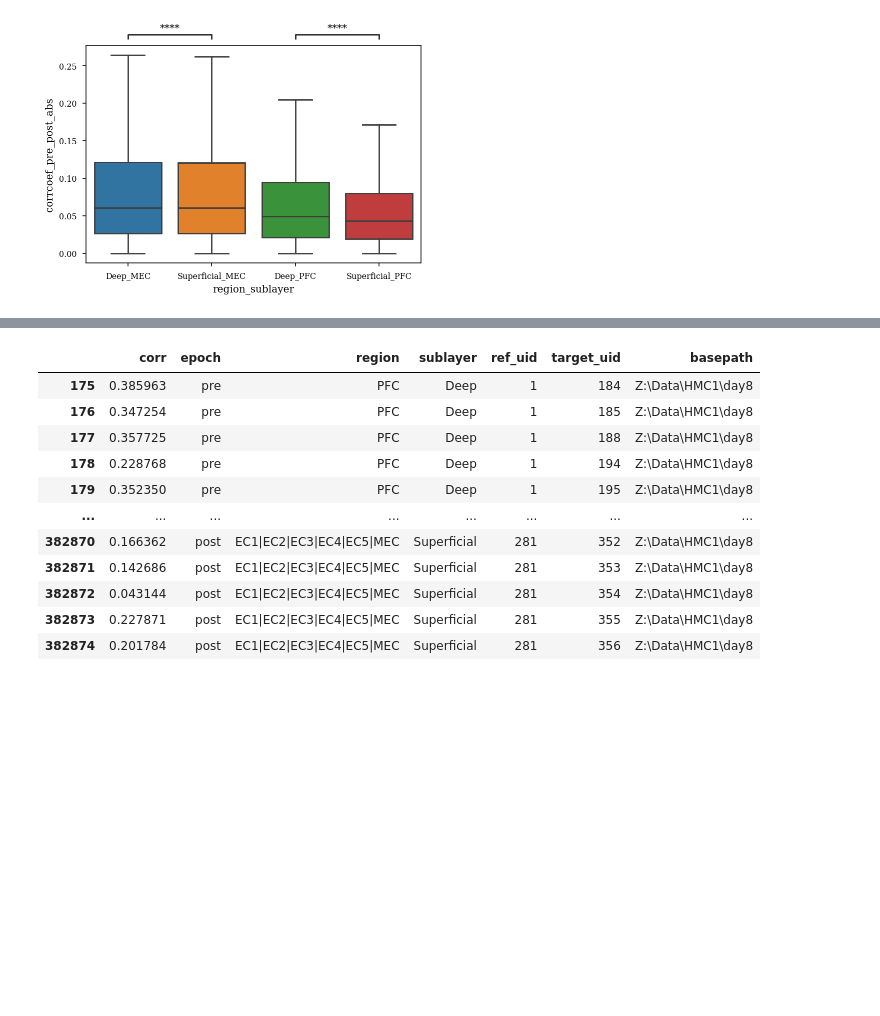
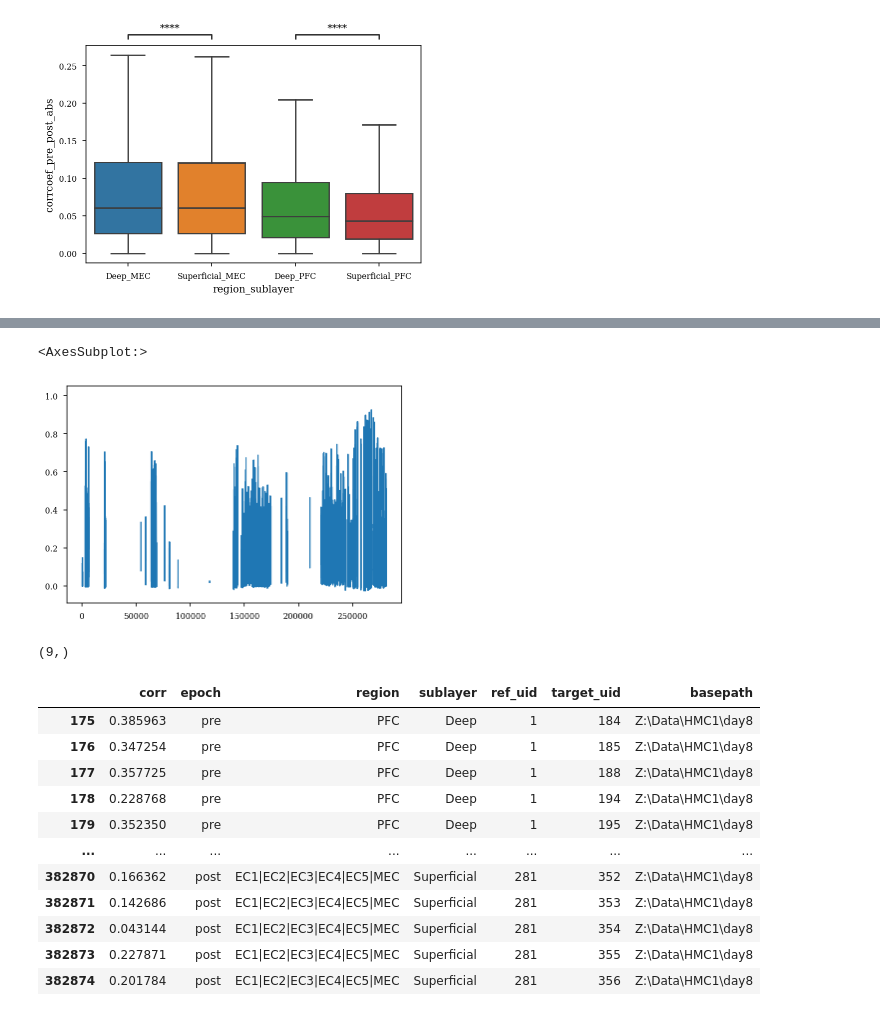
Before and after one commit to ryanharvey1/ripple_heterogeneity, a Jupyter notebook: scripts/readout/co_firing.ipynb, the cells around one changed output, grey strips where cells are left out. Drawn from its saved outputs; the diff is of its cells as text; code cells hidden in the pictures; blank space fills up the shorter version.

```diff
--- a/scripts/readout/co_firing.ipynb
+++ b/scripts/readout/co_firing.ipynb
@@ -243,5 +290,8 @@ Deep_PFC v.s. Superficial_PFC: t-test independent samples with Bonferroni correc
 # %%
 for basepath in df_wide.basepath.unique():
     df_wide.loc[df_wide.basepath == basepath, "animal_id"] = loading.get_animal_id(basepath)
+
+df_wide["unique_uid_pair"] = df_wide.ref_uid.astype(str) + "_" + df_wide.target_uid.astype(str)
+df_wide["unique_uid_basepath"] = df_wide.ref_uid.astype(str) + "_" + df_wide.basepath
 # %%
 df_wide.to_csv(r"Z:\home\ryanh\projects\ripple_heterogeneity\pairwise_corr_readout.csv")
@@ -248,3 +320,12 @@ df_wide.to_csv(r"Z:\home\ryanh\projects\ripple_heterogeneity\pairwise_corr_reado
+# %%
+df_wide.corrcoef.post
+# %% [output]
+<AxesSubplot:>
+[figure, added]
+# %%
+df_wide[df_wide.basepath == "Z:\Data\AYAold\AYA7\day19"].target_uid.unique().shape
+# %% [output]
+(9,)
 # %%
 from ripple_heterogeneity.readout import readout_explained_var
 basepath = r"Z:\Data\HMC1\day8"
```
Also changed, not shown: parts of 9 cells of this notebook, 2 other files.
